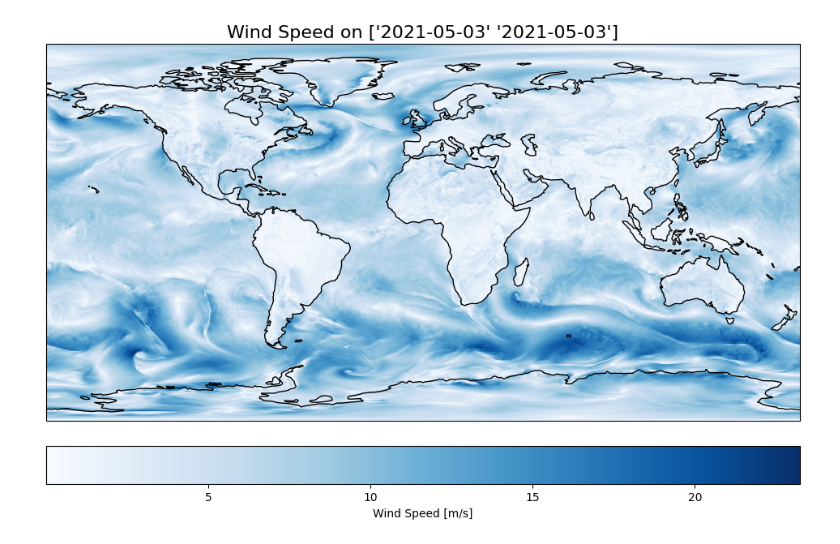
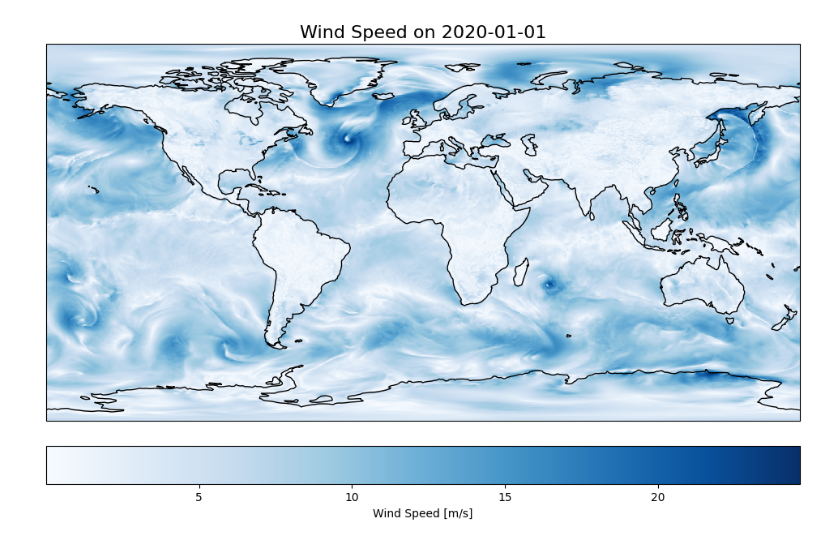
Before and after one commit to tetaud-sebastien/destination-darth-data-visualization, a Jupyter notebook: ERA5/gcp.ipynb, the cells around one changed output. Drawn from its saved outputs; the diff is of its cells as text; code cells hidden in the pictures.

```diff
--- a/ERA5/gcp.ipynb
+++ b/ERA5/gcp.ipynb
@@ -12,4 +8,8 @@ warnings.filterwarnings("ignore")
 # %%
-gcp = GcpERA5('gs://gcp-public-data-arco-era5/co/single-level-reanalysis.zarr-v2')
-date_range = pd.date_range("2021-05-03T21", periods=2, freq="h")
+gcp = GcpERA5('gs://gcp-public-data-arco-era5/ar/1959-2022-full_37-1h-0p25deg-chunk-1.zarr-v2')
+date_range = pd.date_range("2020-01-01", periods=24, freq="h")
+variables = ["10m_u_component_of_wind","10m_v_component_of_wind" ]
+gcp.get_data(date_range=date_range, variables=variables)
+gcp.download()
+wind_speed_gcp, _ = gcp.calculate_wind_speed()
 # %% [output]
@@ -39,17 +19,17 @@ failed to set key 'stepUnits:int' to 1
 # %%
 fig = plt.figure(figsize=(12, 8))
 ax = plt.axes(projection=ccrs.PlateCarree())
 ax.add_feature(cfeature.LAND)
 ax.add_feature(cfeature.COASTLINE)
-heatmap = ax.pcolormesh(wind_speed.longitude, wind_speed.latitude, wind_speed.sel(time=wind_speed.time[0]),
+heatmap = ax.pcolormesh(wind_speed_gcp.longitude, wind_speed_gcp.latitude, wind_speed_gcp.sel(time=wind_speed_gcp.time[0]),
                         cmap='Blues', transform=ccrs.PlateCarree(), shading='auto')
 
 cbar = plt.colorbar(heatmap, ax=ax, orientation='horizontal', pad=0.05)
 cbar.set_label('Wind Speed [m/s]')
-plt.title(f'Wind Speed on {np.datetime_as_string(wind_speed.time.values, unit="D")}', fontsize=16)
+plt.title(f'Wind Speed on {np.datetime_as_string(wind_speed_gcp.time[0].values, unit="D")}', fontsize=16)
 plt.xlabel('Longitude')
 plt.ylabel('Latitude')
 plt.show()
 # %% [output]
-[figure, old version]
+[figure, new version]
 # %%
```
Also changed, not shown: parts of 4 cells of this notebook, 3 other files.
